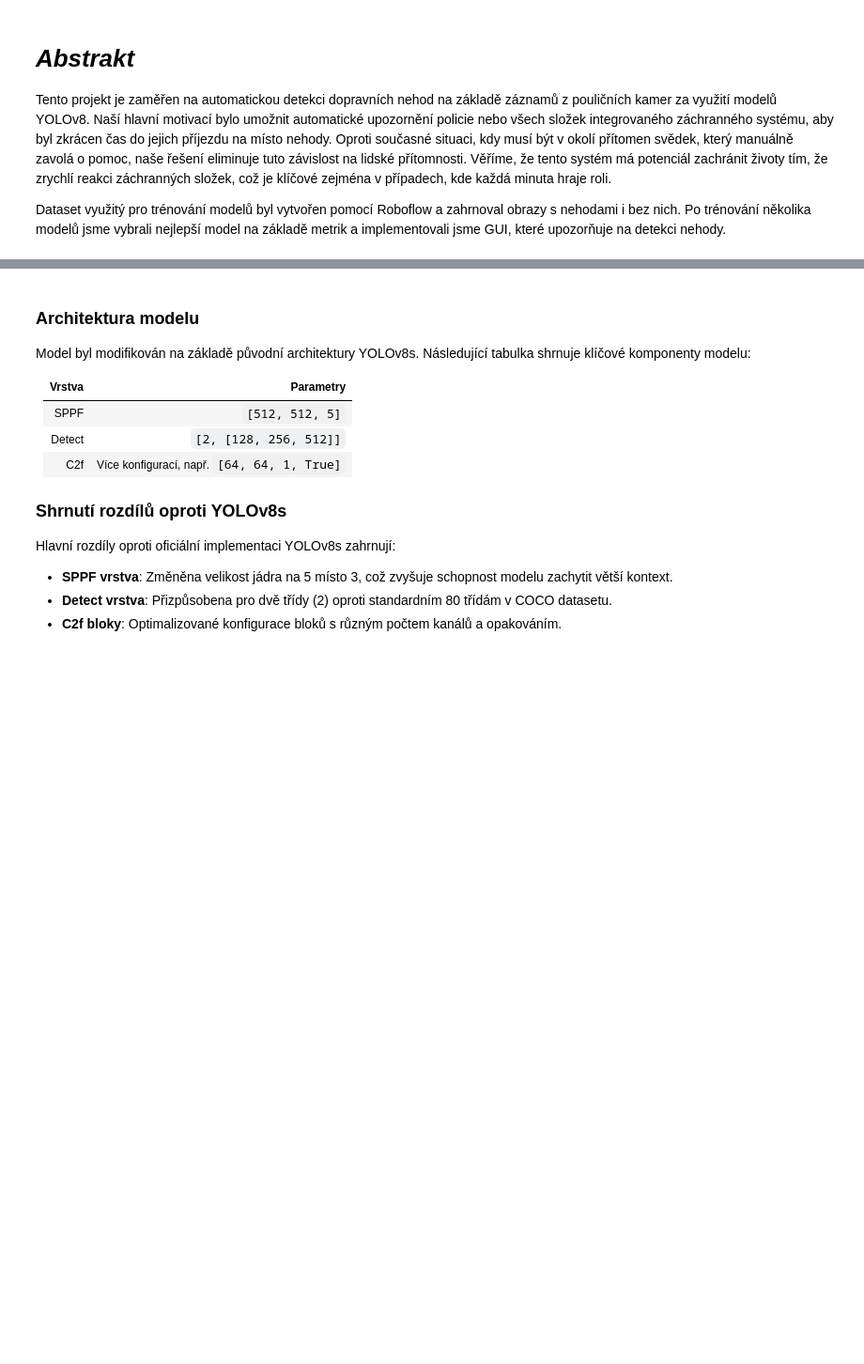
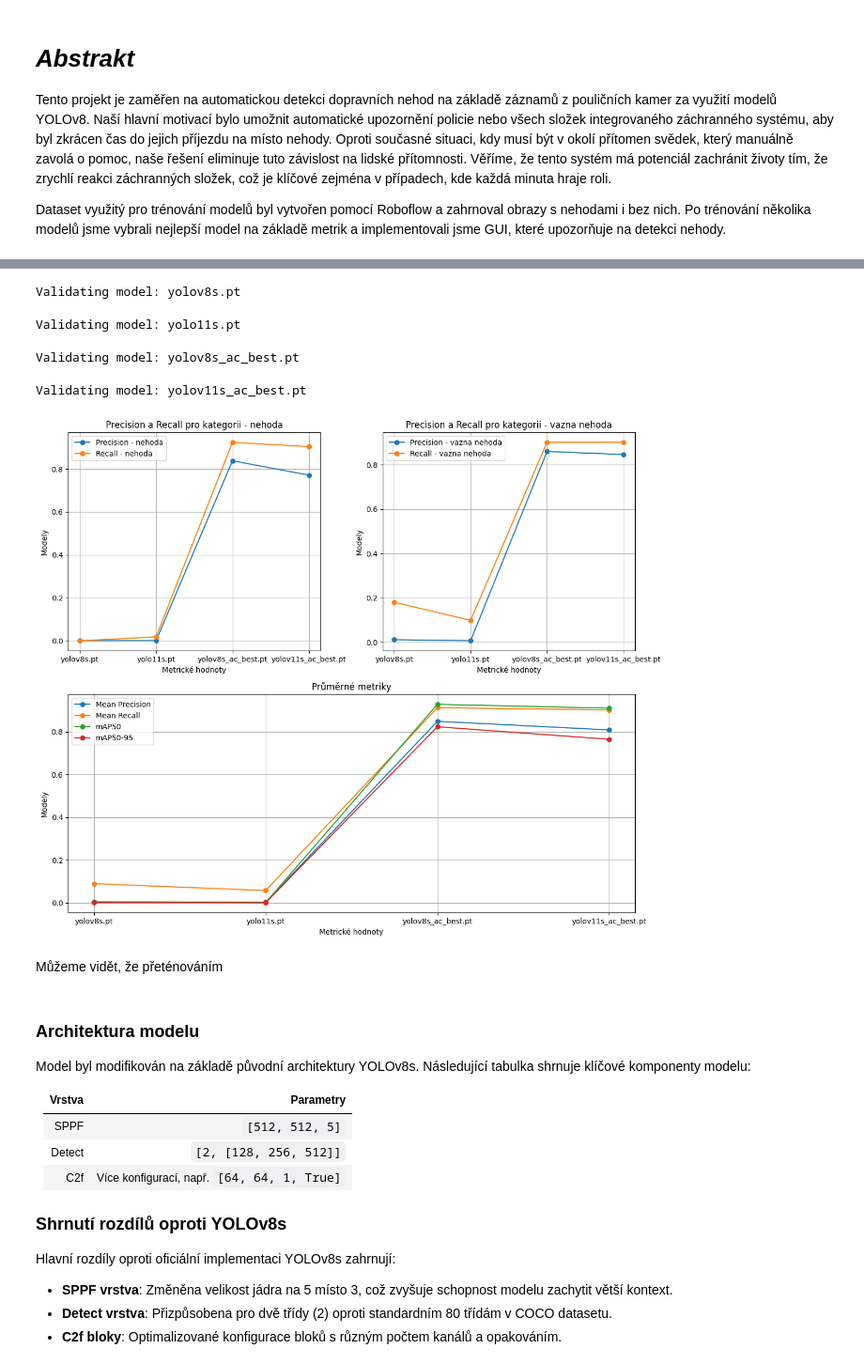
Before and after one commit to Strojove-uceni/2024-final-julia-vendy, a Jupyter notebook: Detekce_dopravnich_nehod.ipynb, the cells around one changed output, grey strips where cells are left out. Shown: that part at 94% size. Drawn from its saved outputs; the diff is of its cells as text; code cells hidden in the pictures; blank space fills up the shorter version.

```diff
--- a/Detekce_dopravnich_nehod.ipynb
+++ b/Detekce_dopravnich_nehod.ipynb
@@ -56,12 +66,10 @@ dataset = version.download("yolov8")
 # %%
-from ultralytics import YOLO
-import matplotlib.pyplot as plt
 import numpy as np
 
-def plot_metrics(models):
+def plot_metrics(models, split):
 
   # Test data path
-  test_data_path = '/content/Road-accident-victim-detection-2/data.yaml'  # Assuming 'test' is defined in the .yaml file
+  test_data_path = '/content/Road-accident-victim-detection-2/data.yaml'  # Assuming 'val' is defined in the .yaml file
 
   # Initialize metrics storage
   model_names = []
@@ -76,13 +84,16 @@ def plot_metrics(models):
   for mod in models:
       print(f"Validating model: {mod}")
       if mod.endswith('best.pt'):
-        model_names.append(mod.replace('best.pt', ''))  # Remove the .pt extension from model name
+        model_names.append(mod.replace('_best.pt', ''))  # Remove the _best.pt extension from model name
+        model_path=f'/content/2024-final-julia-vendy/{mod}'
+        model = YOLO(model_path)
+      else:
+        model_names.append(mod.replace('.pt', ''))  # Remove the .pt extension from model name
         model = YOLO(mod)
-      model_names.append(mod.replace('.pt', ''))  # Remove the .pt extension from model name
-      model = YOLO(mod)
+
 
       # Validate the model on the test set
-      metrics = model.val(data=test_data_path, split='test', imgsz=640)
+      metrics = model.val(data=test_data_path, split=split, imgsz=640)
 
       # Store metrics
       metrics_data['Precision'].append(metrics.box.p)
@@ -106,8 +117,8 @@ def plot_metrics(models):
   plt.figure(figsize=(12, 10))
 
   plt.subplot(2, 2, 1)  # First subplot for Precision and Recall - nehoda
-  plt.plot( precision_nehoda, models, label='Precision - nehoda', marker='o')
-  plt.plot(models, recall_nehoda, label='Recall - nehoda', marker='o')
+  plt.plot( models, precision_nehoda, label='Precision - nehoda', marker='o')
+  plt.plot( models, recall_nehoda, label='Recall - nehoda', marker='o')
   plt.title('Precision a Recall pro kategorii - nehoda')
   plt.ylabel('Modely')
   plt.xlabel('Metrické hodnoty')
@@ -115,8 +126,8 @@ def plot_metrics(models):
   plt.grid()
 
   plt.subplot(2, 2, 2)  # Second subplot for Precision and Recall - vazna nehoda
-  plt.plot(precision_vazna_nehoda, models, label='Precision - vazna nehoda', marker='o')
-  plt.plot(models, recall_vazna_nehoda, label='Recall - vazna nehoda', marker='o')
+  plt.plot( models, precision_vazna_nehoda, label='Precision - vazna nehoda', marker='o')
+  plt.plot( models, recall_vazna_nehoda, label='Recall - vazna nehoda', marker='o')
   plt.title('Precision a Recall pro kategorii - vazna nehoda')
   plt.ylabel('Modely')
   plt.xlabel('Metrické hodnoty')
@@ -124,7 +135,7 @@ def plot_metrics(models):
   plt.grid()
 
   plt.subplot(2, 1, 2)  # Third subplot for Aggregate Metrics
-  plt.plot(mean_precision, models, label='Mean Precision', marker='o')
+  plt.plot(models, mean_precision, label='Mean Precision', marker='o')
   plt.plot(models, mean_recall, label='Mean Recall', marker='o')
   plt.plot(models, metrics_data['mAP50'], label='mAP50', marker='o')
   plt.plot(models, metrics_data['mAP50-95'], label='mAP50-95', marker='o')
@@ -139,13 +150,21 @@ def plot_metrics(models):
 # %%
 # List of model paths
 models = [
     'yolov8s.pt',
     'yolo11s.pt',
-    'yolov8n_ac_best.pt',
+    'yolov8s_ac_best.pt',
     'yolov11s_ac_best.pt'
 ]
 
-plot_metrics(models)
+plot_metrics(models, 'val')
+# %% [output]
+Validating model: yolov8s.pt
+Validating model: yolo11s.pt
+Validating model: yolov8s_ac_best.pt
+Validating model: yolov11s_ac_best.pt
+[figure, added]
+# %% [markdown]
+Můžeme vidět, že přeténováním
 # %% [markdown]
 ### Architektura modelu
 
```
Also changed, not shown: parts of 8 cells of this notebook.
